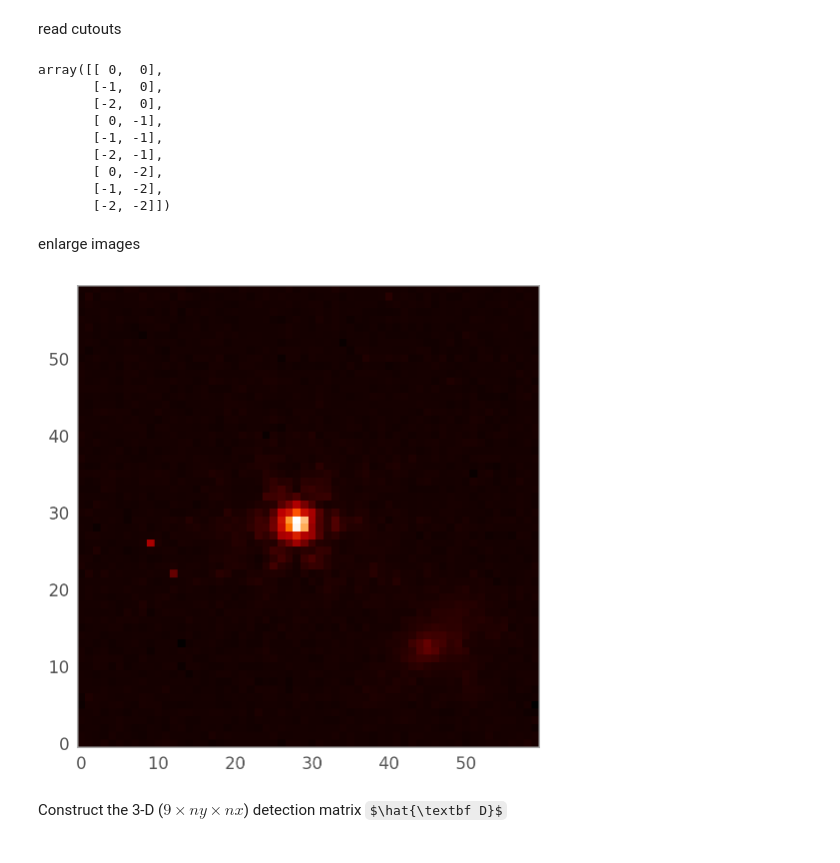
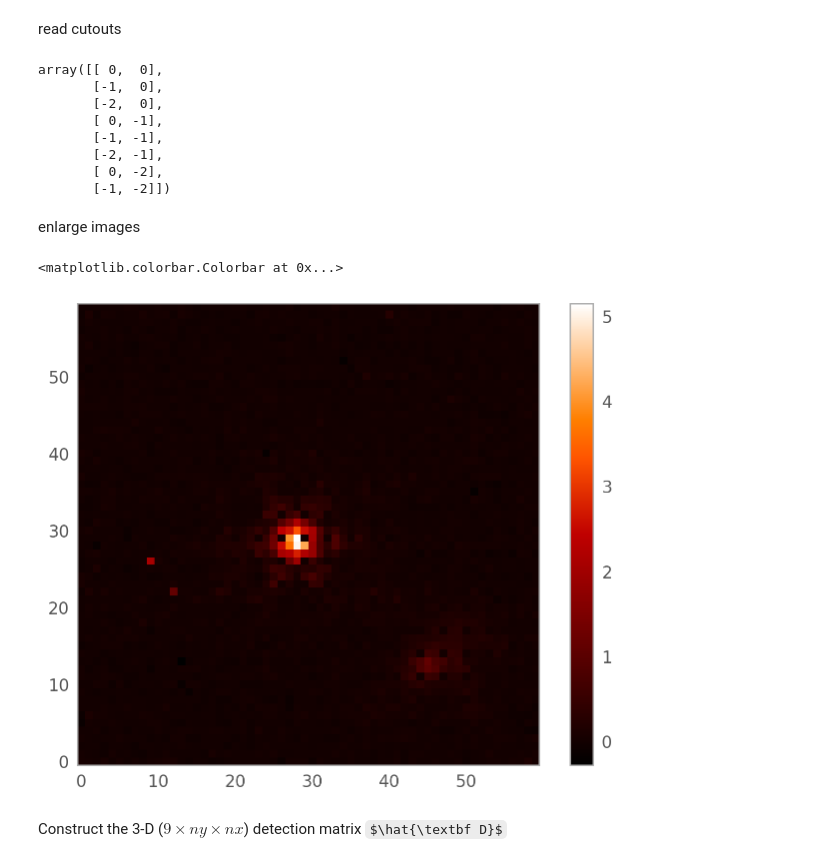
Before and after one commit to Chisen-Lupus/proper-dither, a Jupyter notebook: demo.ipynb, the cells around one changed output. Drawn from its saved outputs; the diff is of its cells as text; code cells hidden in the pictures; some formulas as TeX source.

```diff
--- a/demo.ipynb
+++ b/demo.ipynb
@@ -336,7 +336,7 @@ centroid_floor = centroids-np.floor(centroids)
 plt.figure(figsize=[4, 4])
 plt.scatter(*centroid_floor.T)
 for i in range(9):
-    plt.text(centroid_floor[i, 0]+0.01, centroid_floor[i, 1]+0.01, cutout_paths[i][47:50])
+    plt.text(centroid_floor[i, 0]-0.1, centroid_floor[i, 1]+0.02, '*'+cutout_paths[i][47:50]+'*.fits')
 plt.plot([0, 1, 1, 0, 0], [0, 0, 1, 1, 0], c='k')
 plt.plot([0, 1], [1/3, 1/3], c='k')
 plt.plot([0, 1], [2/3, 2/3], c='k')
@@ -354,8 +354,9 @@ nx = nx0*factor
 ny = ny0*factor
 X, Y = np.meshgrid(np.arange(nx)/nx, np.arange(ny)/ny)
 
-# centroids_large = (centroids*factor).astype(np.int64) - nx//2
-centroids_large = np.floor(centroids).astype(np.int64)*factor + manual_shift - nx//2
+# centroids_large = centroids*factor - nx//2
+centroids_large = (centroids*factor).astype(np.int64) - nx//2
+# centroids_large = np.floor(centroids).astype(np.int64)*factor + manual_shift - nx//2
 # centroids_large = (centroids).astype(np.int64)*factor + np.array(np.meshgrid([0, 1, 2], [0, 1, 2])).reshape(2, 9).T
 
 
@@ -368,4 +369,6 @@ for i in range(9):
 # plt.plot([0, 1], [2/3, 2/3], c='k')
 # plt.plot([1/3, 1/3], [0, 1], c='k')
 # plt.plot([2/3, 2/3], [0, 1], c='k')
+
+centroids_large
 # %% [output]
@@ -397,7 +409,7 @@ for cutout_path in cutout_paths:
 # %%
 # TEST BLOCK
 
-orig_atlas = test_atlas
+orig_atlas = test_atlas[:-1]
 centroids_large = -np.array([[0, 0],
                             [1, 0],
                             [2, 0],
@@ -406,7 +418,7 @@ centroids_large = -np.array([[0, 0],
                             [2, 1],
                             [0, 2],
                             [1, 2],
-                            [2, 2]])
+                            [2, 2]])[:-1]
 
 centroids_large
 # %% [output]
@@ -417,8 +429,7 @@ array([[ 0,  0],
        [-1, -1],
        [-2, -1],
        [ 0, -2],
-       [-1, -2],
-       [-2, -2]])
+       [-1, -2]])
 # %% [markdown]
 enlarge images
 # %%
@@ -437,17 +448,19 @@ for data in orig_atlas:
 # %%
 # centroids_naive = np.array(np.meshgrid([0, 1, 2], [0, 1, 2])).reshape(2, 9).T
 
 interp = np.zeros((nx, ny))
 for i in range(N_image):
     large_data = large_atlas[i]
-    dx = -centroids_large[i, 0]
-    dy = -centroids_large[i, 1]
+    dx = int(-centroids_large[i, 0])
+    dy = int(-centroids_large[i, 1])
     interp += np.roll(np.roll(large_data, dx, axis=1), dy, axis=0)
 plt.imshow(np.arcsinh(interp))#, vmin=0, vmax=2)
 # plt.imshow(interp, vmin=0, vmax=1)
 plt.grid(False)
+plt.colorbar()
 # %% [output]
+<matplotlib.colorbar.Colorbar at 0x...>
-[figure, old version]
+[figure, new version]
 # %% [markdown]
 Construct the 3-D ($9\times ny \times nx$) detection matrix $\hat{\textbf D}$
 # %%
```
Also changed, not shown: parts of 43 cells of this notebook.
